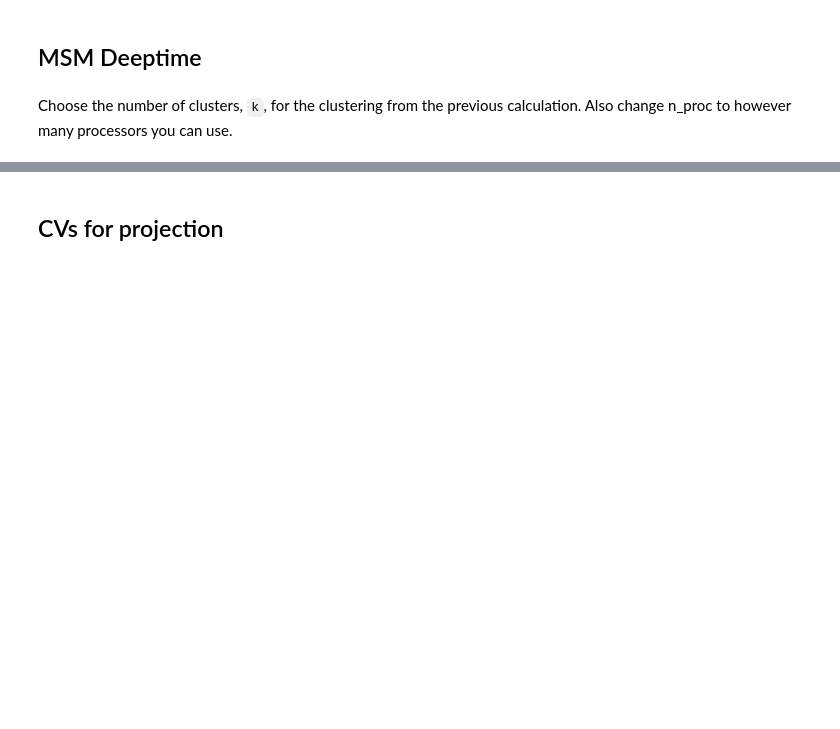
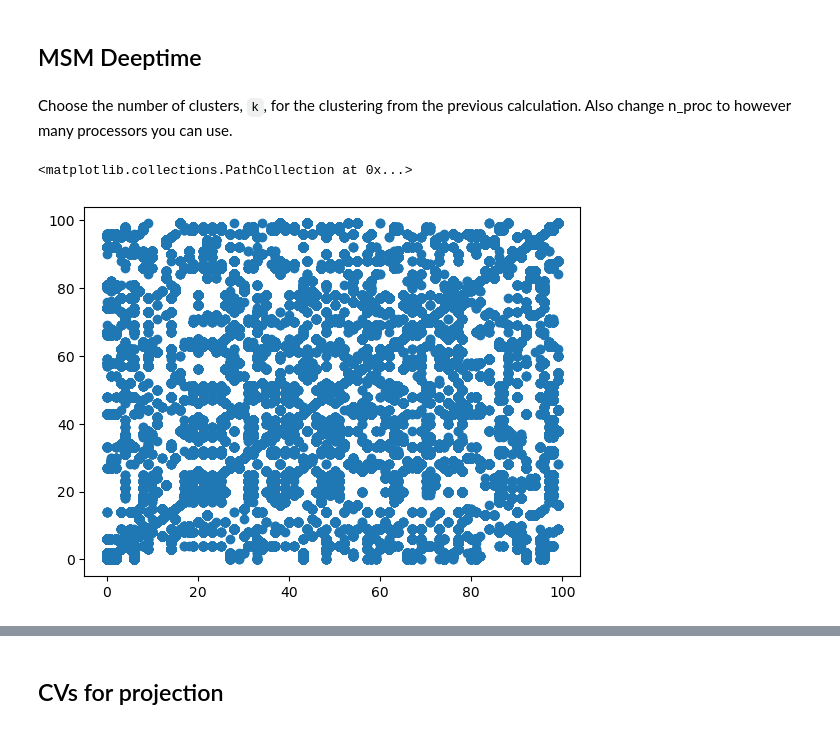
Before and after one commit to semccomas/GLUT5_string, a Jupyter notebook: string/analysis/scripts/string_MSM_analysis_TICs_deep_time-dev.ipynb, the cells around one changed output, grey strips where cells are left out. Cells and saved outputs as stored; diff of their text form; code cells hidden in the pictures; blank space fills up the shorter version.

```diff
--- a/string/analysis/scripts/string_MSM_analysis_TICs_deep_time-dev.ipynb
+++ b/string/analysis/scripts/string_MSM_analysis_TICs_deep_time-dev.ipynb
@@ -84,9 +305,15 @@ If the calculation fails, there is something wrong with your MSM. Either you hav
 # %% [markdown]
 Choose the number of clusters, `k`, for the clustering from the previous calculation. Also change n_proc to however many processors you can use.
 # %%
-k = 100
-clusters = my_msm.k_means_cluster(
-    tica, k, stride=1, max_iter=500, n_proc=8, seed=28101990
-)
+if not skip_calcs:
+    k = 100
+    clusters = my_msm.k_means_cluster(
+        tica, k, stride=1, max_iter=500, n_proc=8, seed=28101990
+    )
+# %%
+plt.scatter(clusters[:,0], clusters[:,1])
+# %% [output]
+<matplotlib.collections.PathCollection at 0x...>
+[figure, added]
 # %%
 %%time
```
Also changed, not shown: parts of 41 cells of this notebook.
